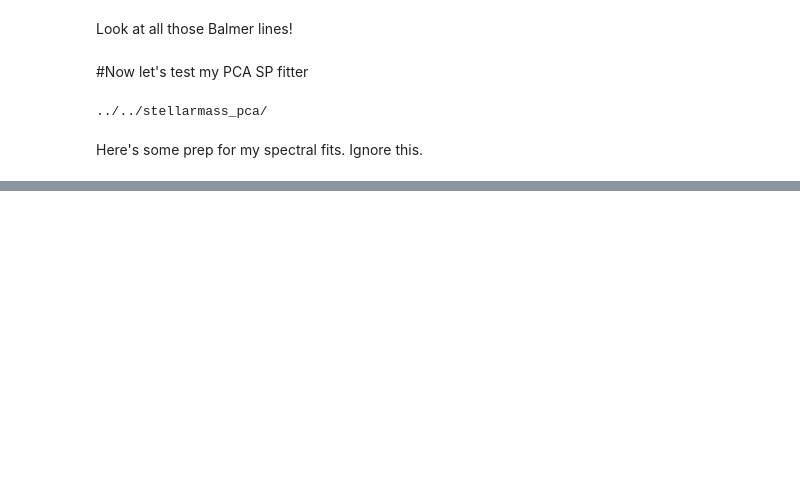
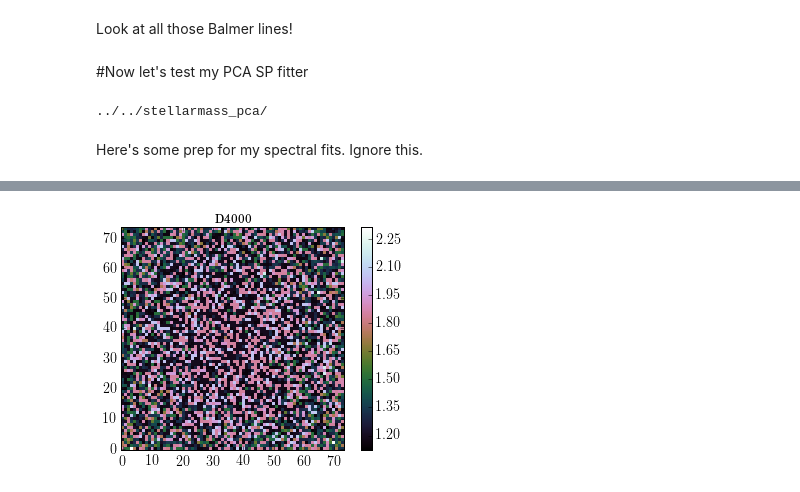
Before and after one commit to zpace/zaphod, a Jupyter notebook: zaphod/zaphod_example.ipynb, the cells around one changed output, grey strips where cells are left out. Cells and saved outputs as stored; diff of their text form; code cells hidden in the pictures; blank space fills up the shorter version.

Commit message:
D4000 test

```diff
--- a/zaphod/zaphod_example.ipynb
+++ b/zaphod/zaphod_example.ipynb
@@ -18,0 +27,4 @@ Mstar_real = 5.74051 #Gyr; pre-computed
+# %%
+param = 'D4000'
+param_real = pca.metadata[param][1]
+print param, param_real
@@ -68,0 +89,14 @@ IOError: [Errno 2] No such file or directory: 'filters/r_SDSS.res'
+# %%
+pca_res = find_pcs.Test_PCA_Result(
+    pca=pca, K_obs=cov, cosmo=cosmo, fake_ifu=fake_ifu,
+    objname = 'FAKE')
+# %%
+param_fit = pca_res.pca.param_pct_map(
+    param, pca_res.w, [50.])[0, ...]
+# %%
+plt.imshow(param_fit, aspect='equal')
+plt.colorbar()
+plt.title('D4000')
+plt.show()
+# %% [output]
+[figure, added]
```
Also changed, not shown: parts of 11 cells of this notebook, 1 other file.
